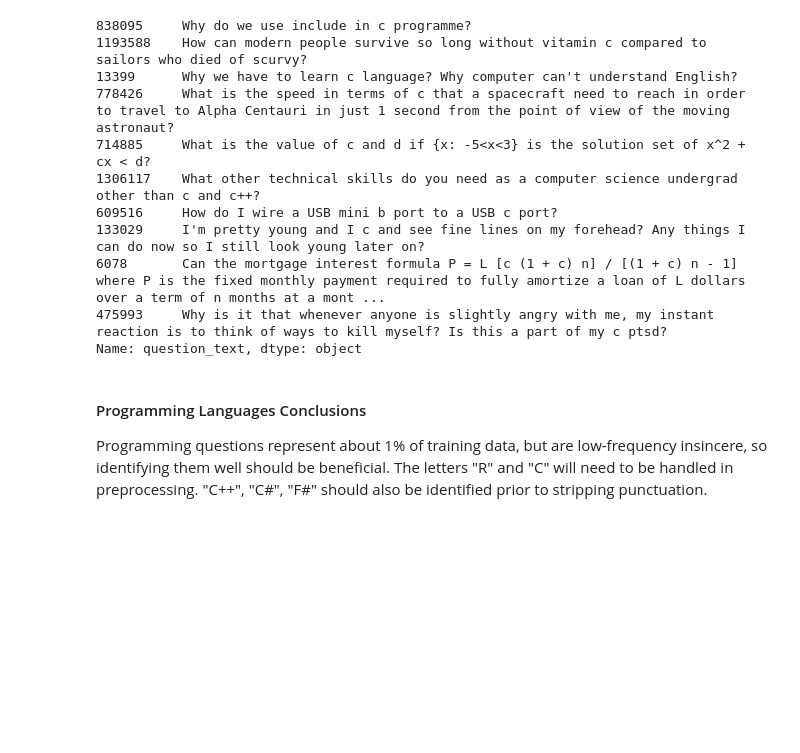
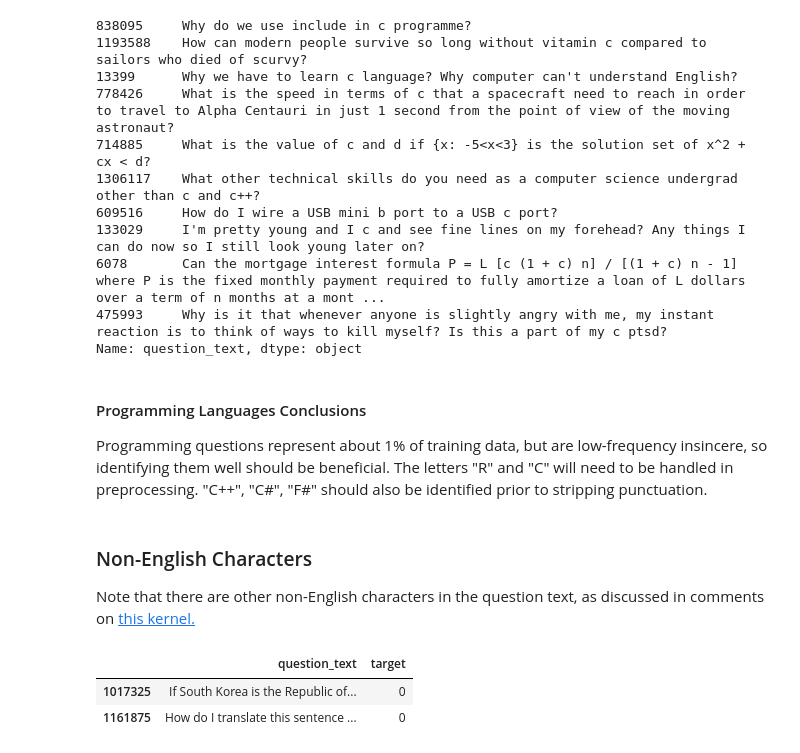
Before and after one commit to carrieisaacson/kaggle_quora, a Jupyter notebook: notebooks/0_EDA.ipynb, the cells around one changed output. Cells and saved outputs as stored; diff of their text form; code cells hidden in the pictures; blank space fills up the shorter version.

```diff
--- a/notebooks/0_EDA.ipynb
+++ b/notebooks/0_EDA.ipynb
@@ -642,3 +647,15 @@ Name: question_text, dtype: object
 #### Programming Languages Conclusions
 Programming questions represent about 1% of training data, but are low-frequency insincere, so identifying them well should be beneficial.
 The letters "R" and "C" will need to be handled in preprocessing. "C++", "C#", "F#" should also be identified prior to stripping punctuation.
+# %% [markdown]
+### Non-English Characters
+
+Note that there are other non-English characters in the question text, as discussed in comments on [this kernel.](https://www.kaggle.com/christofhenkel/how-to-preprocessing-when-using-embeddings#424235)
+# %%
+dat['non_english_characters'] = dat['question_text'].apply(lambda x: len(re.findall("인|공",x))>0)
+# %%
+dat[['question_text','target']][dat['non_english_characters']]
+# %% [output]
+|  | question_text | target |
+| 1017325 | If South Korea is the Republic of... | 0 |
+| 1161875 | How do I translate this sentence ... | 0 |
```
Also changed, not shown: parts of 4 cells of this notebook.
